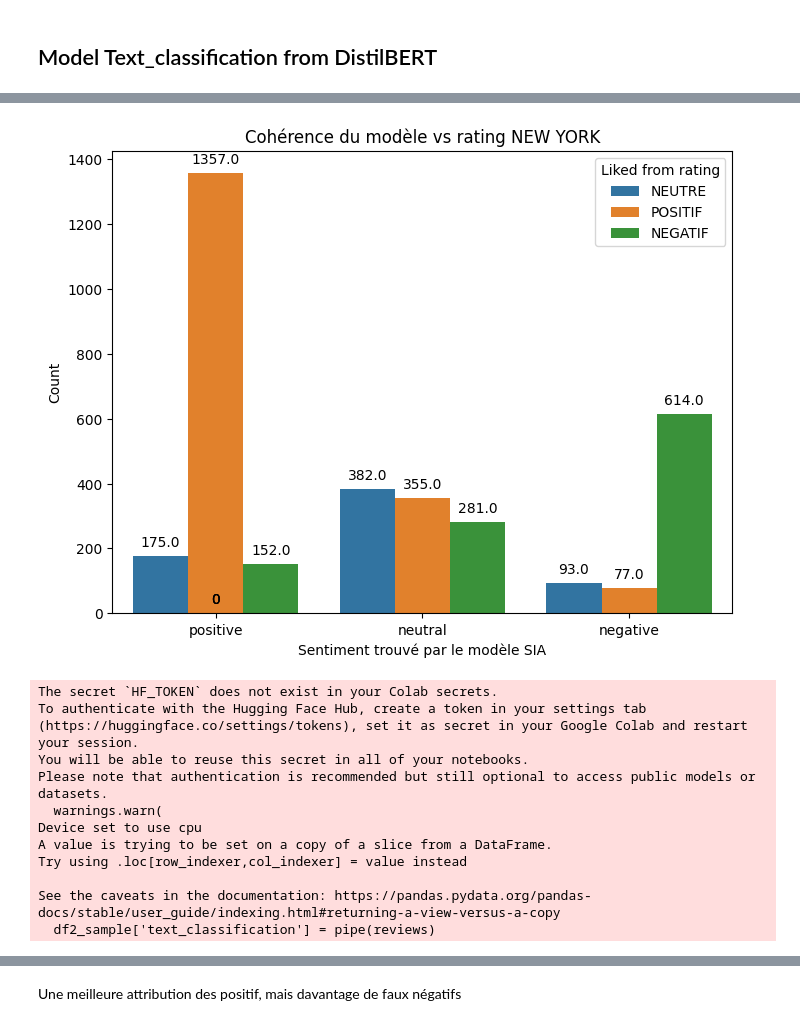
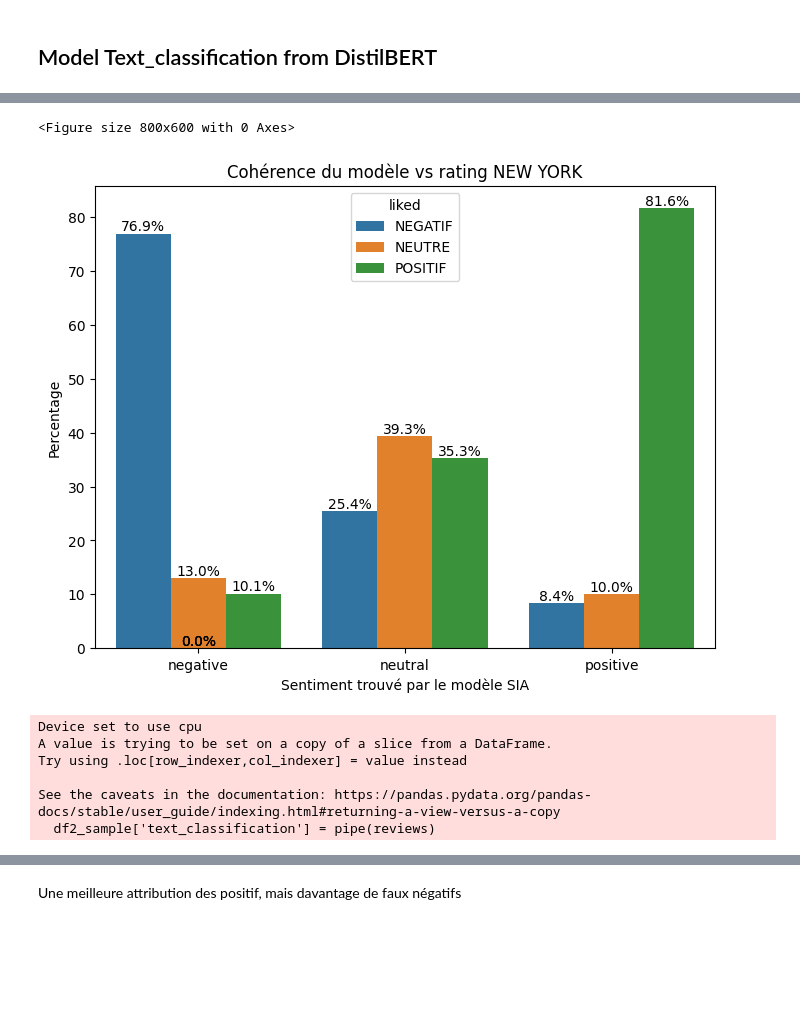
Before and after one commit to dsfsgroup4/customer-sentiment-analysis, a Jupyter notebook: mcdo_mg.ipynb, the cells around one changed output, grey strips where cells are left out. Drawn from its saved outputs; the diff is of its cells as text; code cells hidden in the pictures; blank space fills up the shorter version.

Commit message:
notebook myriam 02/04/25 19h

```diff
--- a/mcdo_mg.ipynb
+++ b/mcdo_mg.ipynb
@@ -149,2 +126,11 @@ filtered_df #malgré la présence +3000 lignes avec des caractères spéciaux, l
 # %% [markdown]
 # Cleaning
+# %%
+caracteres_speciaux = ["½ï","ý"]
+# Créer une expression régulière à partir de la liste
+regex_pattern = '|'.join(caracteres_speciaux)
+
+# Filtrer les lignes contenant l'un des caractères spéciaux
+filtered_df = df['review'].str.contains(regex_pattern, na=False)
+
+inverted_filtered_df = ~filtered_df #création d'un mask qui ne conserve que les lignes sans caractères spéciaux
@@ -151 +139,4 @@ filtered_df #malgré la présence +3000 lignes avec des caractères spéciaux, l
+# %%
+#suppression des lignes avec caractères spéciaux
+df1 = df1[inverted_filtered_df]
 # %%
@@ -420,8 +398,6 @@ plt.show()
 analyzer = SentimentIntensityAnalyzer() #model sans neutres
 
 #Sentiment score compris entre -1 (très négatif) et 1 (très positif)
-df2['sentiment_score_SIA2'] = df2['clean_reviews'].apply(lambda text: analyzer.polarity_scores(text)['compound'])
-df2['sentiment_SIA2'] = None
-df2['sentiment_SIA2'] = df2['sentiment_score_SIA2'].apply(lambda score: 'positive' if score >= 0.4 else 'negative')
-print(df2[['sentiment_score_SIA2', 'sentiment_SIA2', 'liked']].head())
+df2['sentiment_SIA_sans_neutre'] = df2['sentiment_score_SIA'].apply(lambda score: 'positive' if score >= 0.4 else 'negative')
+print(df2[['sentiment_score_SIA', 'sentiment_SIA_sans_neutre', 'liked']].head())
 # %% [output]
@@ -512,43 +498,42 @@ plt.show()
 # %%
-# Rappel résultats du model SIA2 filtré sur NY
+# Rappel résultats du model SIA filtré sur NY
 plt.figure(figsize=(8, 6))
 
-# Créer le countplot
-ax = sns.countplot(x='sentiment_SIA', hue='liked', data=df2_sample, order=df2_sample['sentiment_SIA'].value_counts().index)
+# Calculer les pourcentages
+rates = df2_sample.groupby(['sentiment_SIA', 'liked']).size().unstack().fillna(0)
+rates = rates.div(rates.sum(axis=1), axis=0) * 100
 
-# Ajouter les effectifs sur les barres
+# Convertir les taux en format long pour seaborn
+rates_long = rates.reset_index().melt(id_vars='sentiment_SIA', value_name='percentage')
+
+# Créer le diagramme en bâtons avec seaborn
+plt.figure(figsize=(8, 6))
+ax = sns.barplot(data=rates_long, x='sentiment_SIA', y='percentage', hue='liked')
+
+# Ajouter des annotations
 for p in ax.patches:
-    ax.annotate(f'{p.get_height()}', (p.get_x() + p.get_width() / 2., p.get_height()),
-                ha='center', va='center', xytext=(0, 10), textcoords='offset points')
+    height = p.get_height()
+    ax.annotate(f'{height:.1f}%', (p.get_x() + p.get_width() / 2., height),
+                ha='center', va='bottom')
 
 # Ajouter un titre et des labels
 plt.title('Cohérence du modèle vs rating NEW YORK')
 plt.xlabel('Sentiment trouvé par le modèle SIA')
-plt.ylabel('Count')
+plt.ylabel('Percentage')
 plt.xticks(rotation=0)
-
-# Obtenir les handles et les labels de la légende
-handles, labels = ax.get_legend_handles_labels()
-
-# Créer une légende unique
-unique_labels = dict(zip(labels, handles))
-ax.legend(unique_labels.values(), unique_labels.keys(), title='Liked from rating')
+plt.legend(title='Liked from rating')
 
 # Afficher le graphique
 plt.show()
 # %% [output]
+<Figure size 800x600 with 0 Axes>
-[figure, old version]
+[figure, new version]
 # %%
 #test du model distilbert
 pipe = pipeline("text-classification", model="distilbert-base-uncased-finetuned-sst-2-english", truncation=True, max_length=512) #model par défaut. tronqué car il ne support pas les reviews de plus de 512 tokens
 reviews = df2_sample["review"].tolist()
 df2_sample['text_classification'] = pipe(reviews)
 # %% [output]
-The secret `HF_TOKEN` does not exist in your Colab secrets.
-To authenticate with the Hugging Face Hub, create a token in your settings tab (https://huggingface.co/settings/tokens), set it as secret in your Google Colab and restart your session.
-You will be able to reuse this secret in all of your notebooks.
-Please note that authentication is recommended but still optional to access public models or datasets.
-  warnings.warn(
 Device set to use cpu
 A value is trying to be set on a copy of a slice from a DataFrame.
 Try using .loc[row_indexer,col_indexer] = value instead
```
Also changed, not shown: parts of 37 cells of this notebook.
